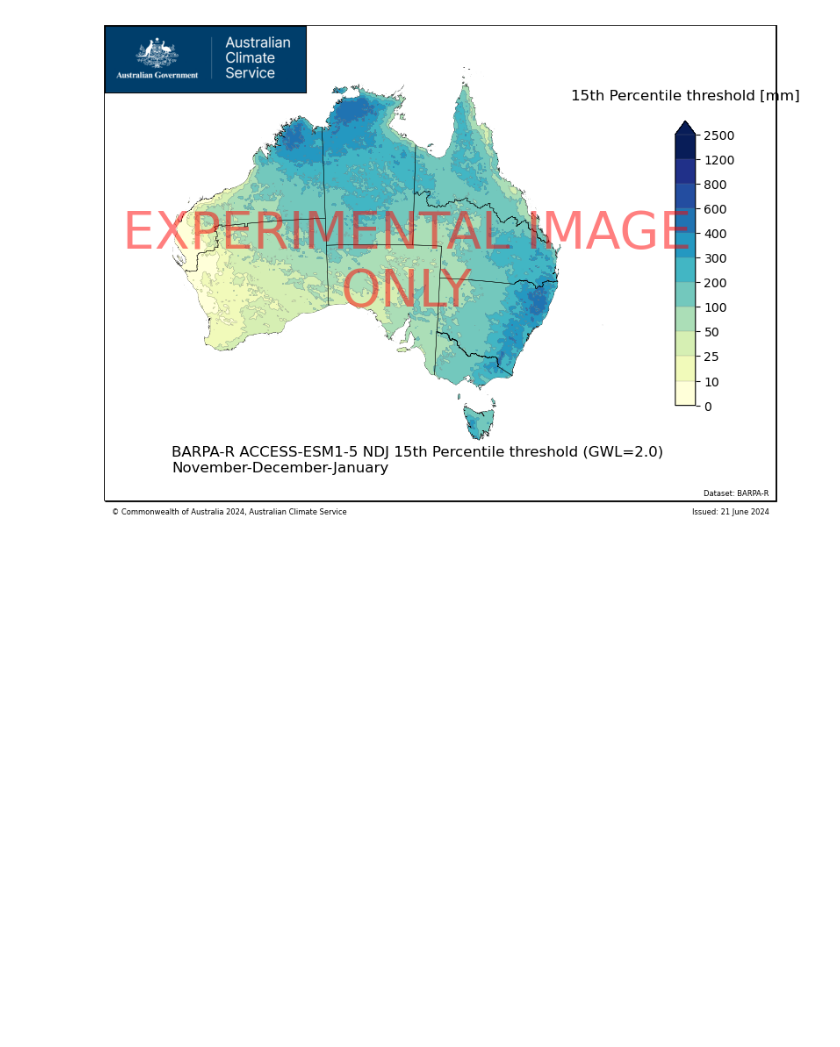
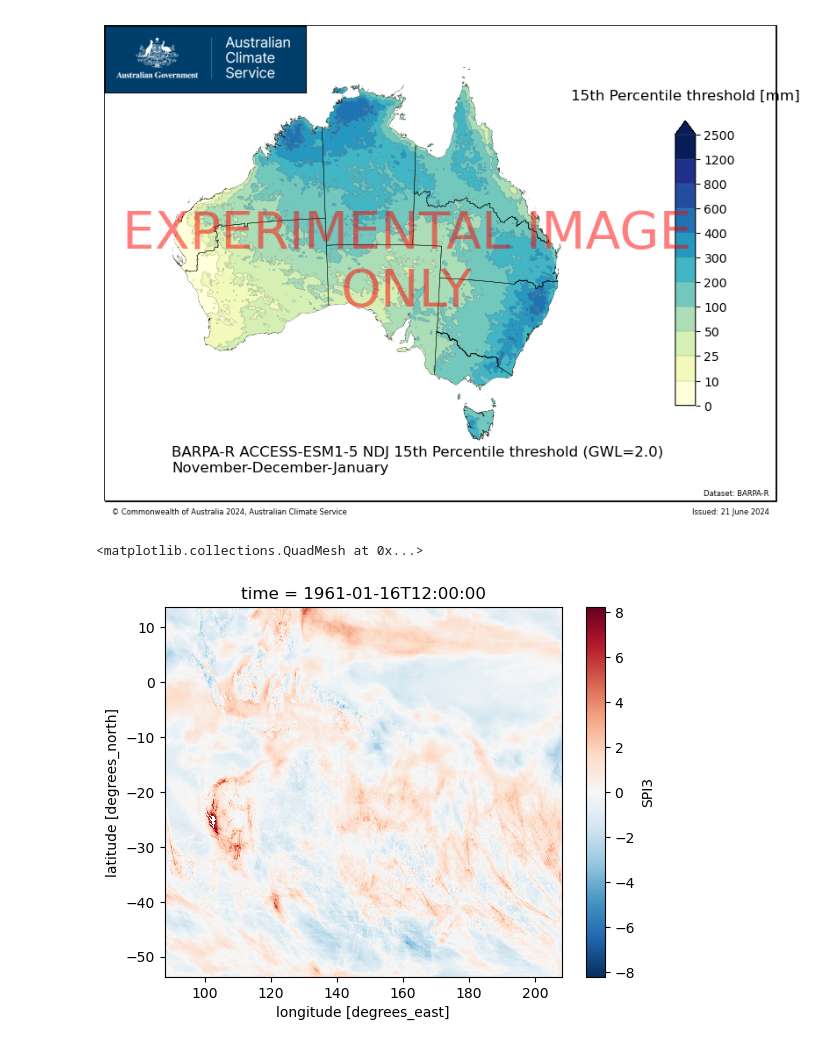
Before and after one commit to AusClimateService/hazards-drought, a Jupyter notebook: percentiles_spi_spei_smi/plotting.ipynb, the cells around one changed output. Drawn from its saved outputs; the diff is of its cells as text; code cells hidden in the pictures; blank space fills up the shorter version.

```diff
--- a/percentiles_spi_spei_smi/plotting.ipynb
+++ b/percentiles_spi_spei_smi/plotting.ipynb
@@ -66,3 +66,10 @@ plot_acs_hazard(data = xr.open_dataset(files[2]).sel(month='NDJ').p15_3month,
                    );
 # %% [output]
 [figure]
+# %%
+SPI_trial = xr.open_dataset('/scratch/mn51/jb6465/SPI3_AGCD-05i_ACCESS-ESM1-5_ssp370_r6i1p1f1_BOM_v1-r1_baseperiod19652014_raw.nc')
+# %%
+SPI_trial.SPI3[0].plot()
+# %% [output]
+<matplotlib.collections.QuadMesh at 0x...>
+[figure, added]
```
Also changed, not shown: 2 other files.
